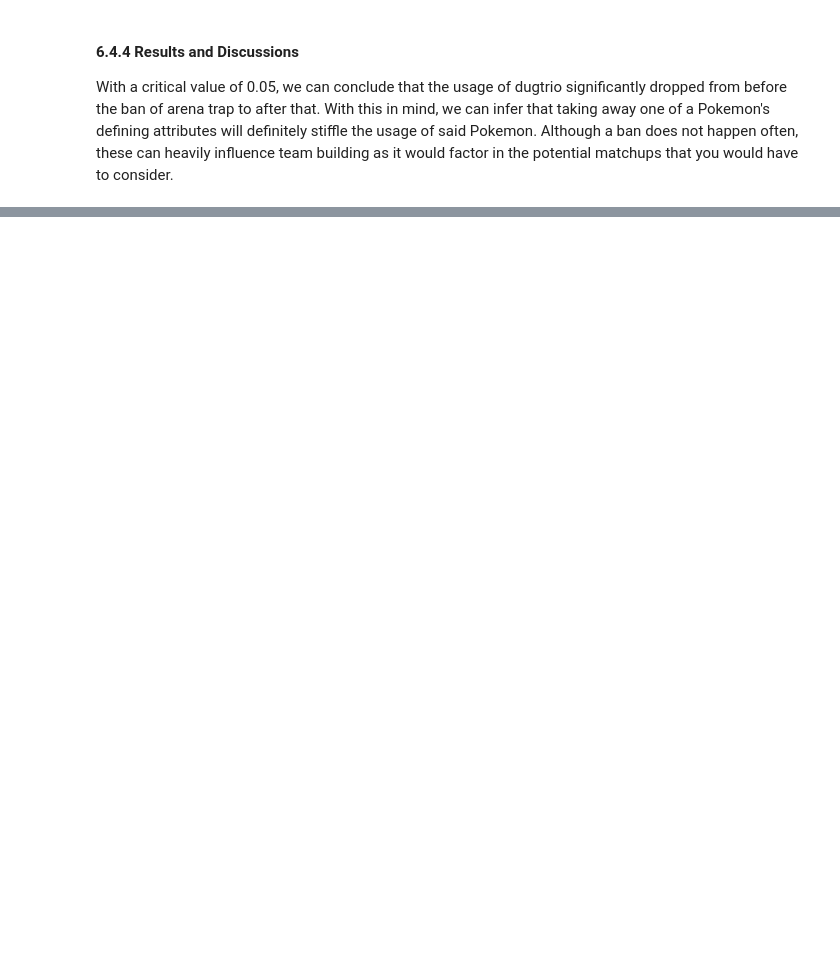
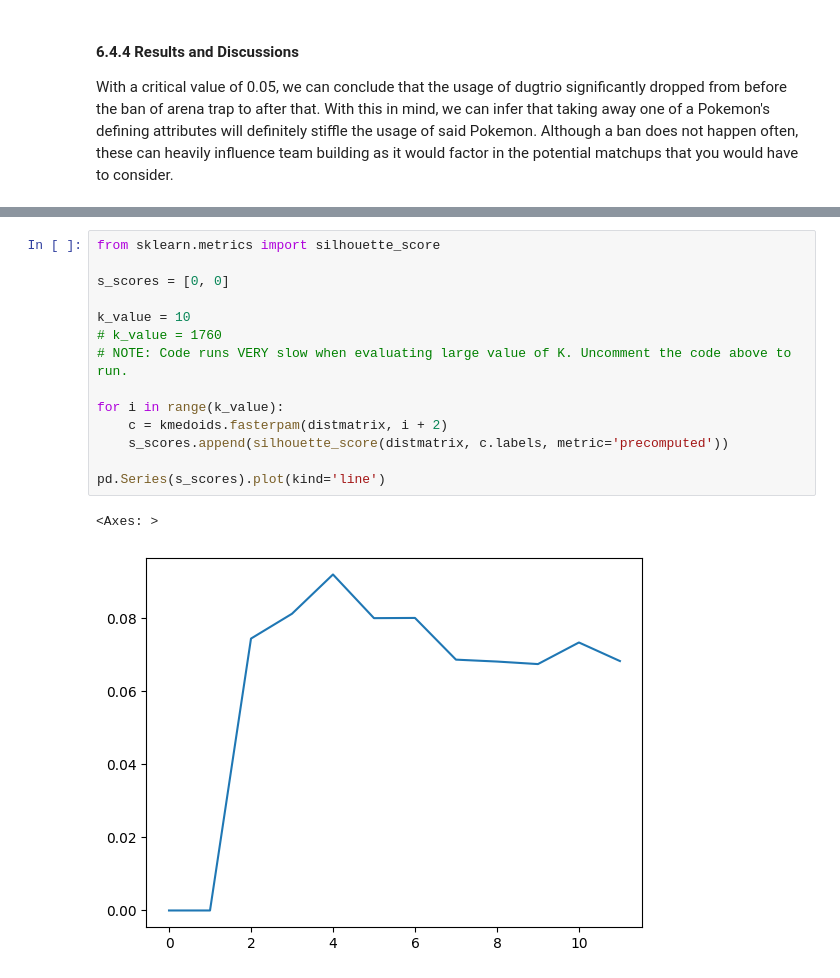
Before and after one commit to jrgo7/csmodel-mco, a Jupyter notebook: phase-2.ipynb, the cells around one changed output, grey strips where cells are left out. Drawn from its saved outputs; the diff is of its cells as text; blank space fills up the shorter version.

Commit message:
Added appendix

```diff
--- a/phase-2.ipynb
+++ b/phase-2.ipynb
@@ -2127,0 +2134,17 @@ With a critical value of 0.05, we can conclude that the usage of dugtrio signifi
+# %%
+from sklearn.metrics import silhouette_score
+
+s_scores = [0, 0]
+
+k_value = 10
+# k_value = 1760
+# NOTE: Code runs VERY slow when evaluating large value of K. Uncomment the code above to run.
+
+for i in range(k_value):
+    c = kmedoids.fasterpam(distmatrix, i + 2)
+    s_scores.append(silhouette_score(distmatrix, c.labels, metric='precomputed'))
+
+pd.Series(s_scores).plot(kind='line')
+# %% [output]
+<Axes: >
+[figure, added]
```
Also changed, not shown: parts of 10 cells of this notebook.
